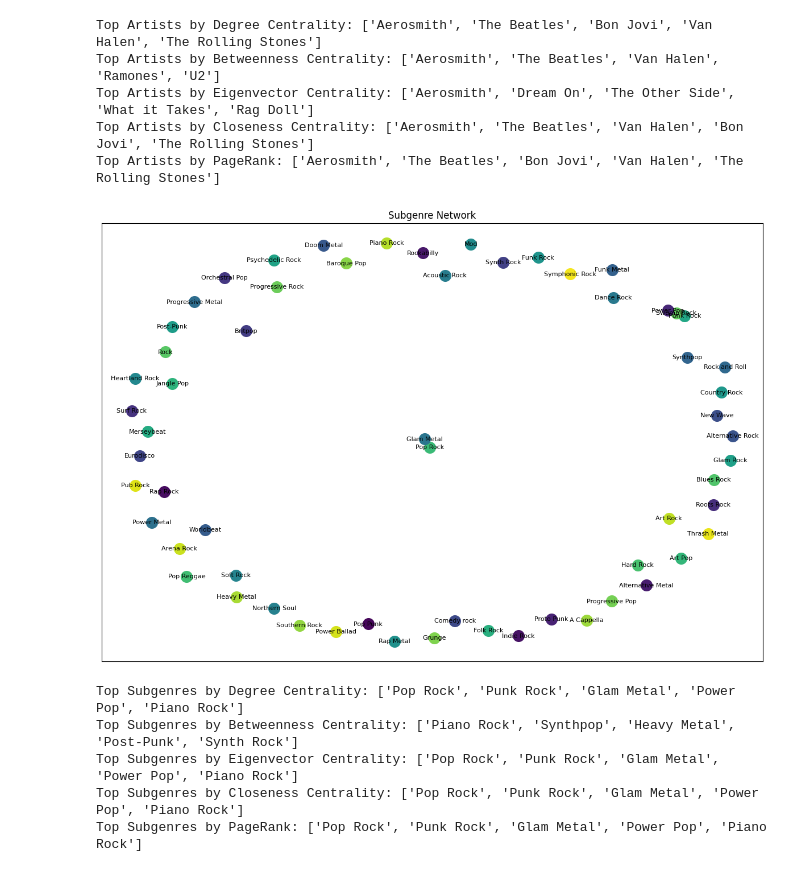
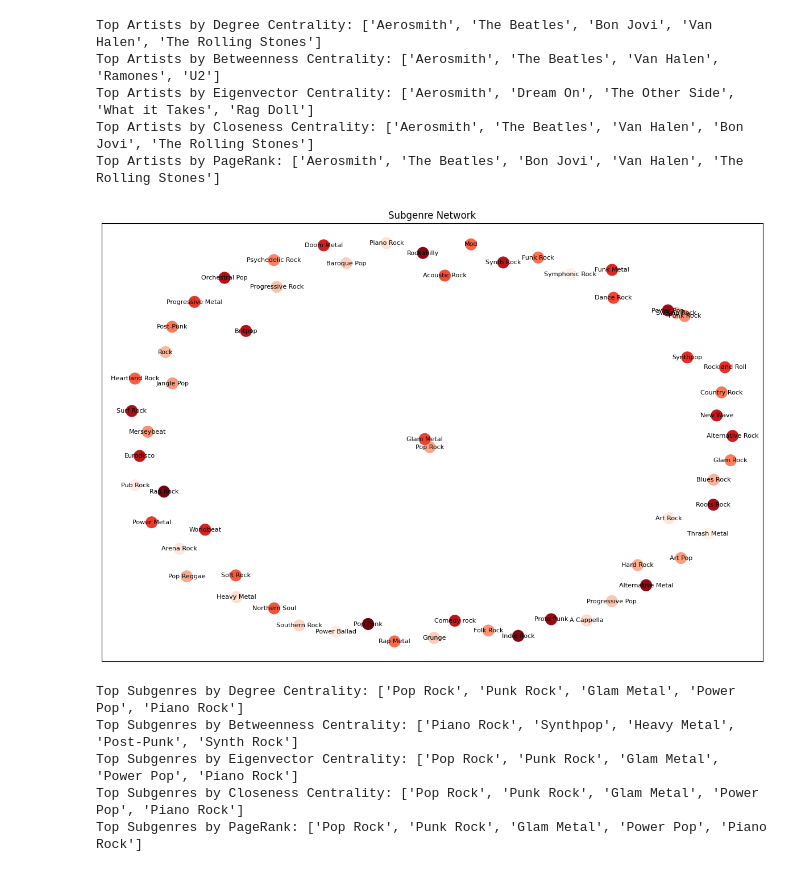
Before and after one commit to jakefine3/Classic-Rock-Network, a Jupyter notebook: Classic_Rock_Network.ipynb, the cells around one changed output. Cells and saved outputs as stored; diff of their text form; code cells hidden in the pictures.

```diff
--- a/Classic_Rock_Network.ipynb
+++ b/Classic_Rock_Network.ipynb
@@ -91,42 +91,41 @@ average_popularity = df.groupby('Genre')[['2022', '2021', '2020', '2019', '2018'
 average_popularity = average_popularity.sort_values(ascending=False)
 
 # Assign colors based on popularity ranking
-color_palette = sns.color_palette("viridis", len(average_popularity))
+color_palette = sns.color_palette("Reds_r", len(average_popularity))
 color_map = dict(zip(average_popularity.index, color_palette))
 
 # Create graph from DataFrame
 G2 = nx.Graph()
 
 # Add nodes for subgenres
 for genre in set(df['Genre']):
     G2.add_node(genre)
 
 # Add edges based on common songs between subgenres
 for genre1 in set(df['Genre']):
     songs_in_genre1 = set(df[df['Genre'] == genre1]['Music'].tolist())
     for genre2 in set(df['Genre']):
         if genre1 != genre2:
             songs_in_genre2 = set(df[df['Genre'] == genre2]['Music'].tolist())
             common_songs = songs_in_genre1.intersection(songs_in_genre2)
             if common_songs:
                 G2.add_edge(genre1, genre2, weight=len(common_songs))
 
 # Visualize the network
 plt.figure(figsize=(15, 10))
 pos = nx.spring_layout(G2, seed=42)
 
 # Draw nodes based on genre and popularity
-for genre in set(df['Genre']):
-    nx.draw_networkx_nodes(G2, pos, nodelist=[genre], node_size=200, node_color=color_map[genre], label=genre)
+nx.draw_networkx_nodes(G2, pos, node_size=200, node_color=[color_map[genre] for genre in G2.nodes()])
 
 # Draw node labels
 nx.draw_networkx_labels(G2, pos, font_size=8)
 
 nx.draw_networkx_edges(G2, pos, width=0.5, alpha=0.7)
 plt.title("Subgenre Network")
 plt.show()
 # %% [output]
-[figure, old version]
+[figure, new version]
 # %%
 # Calculate centrality measures
 degree_centrality = nx.degree_centrality(G2)
```
